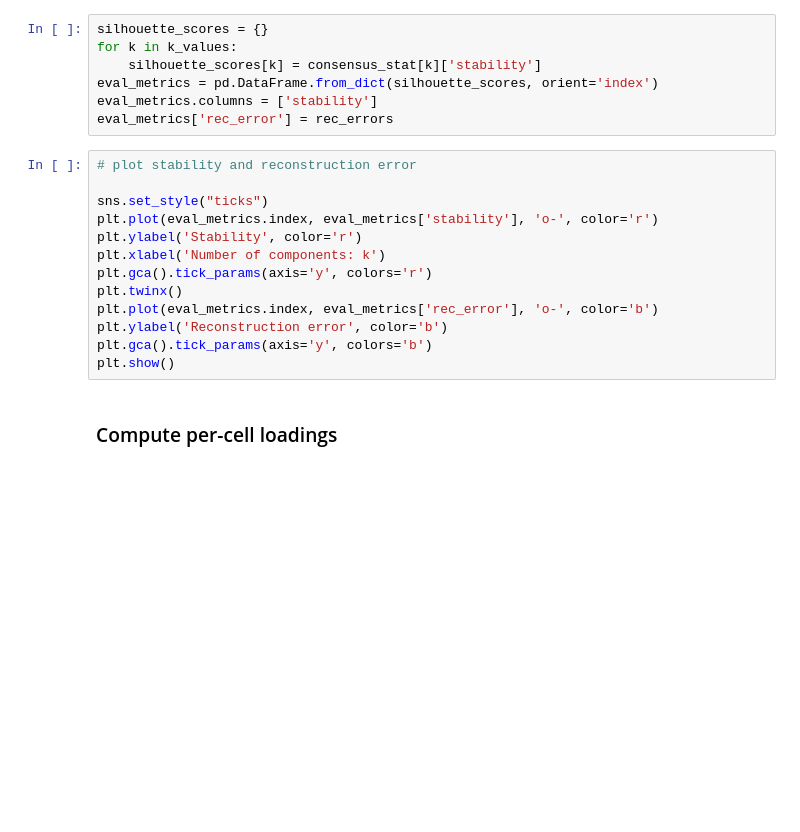
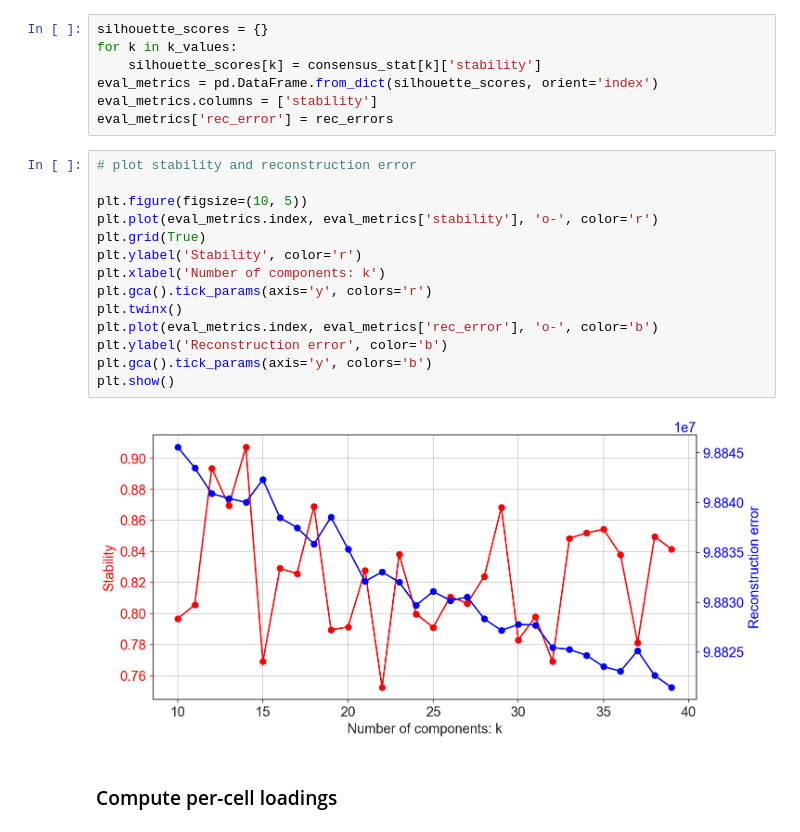
Before and after one commit to cellarium-ai/cellarium-ml, a Jupyter notebook: notebooks/cnmf_demo.ipynb, the cells around one changed output. Drawn from its saved outputs; the diff is of its cells as text; blank space fills up the shorter version.

```diff
--- a/notebooks/cnmf_demo.ipynb
+++ b/notebooks/cnmf_demo.ipynb
@@ -285,16 +376,19 @@ eval_metrics['rec_error'] = rec_errors
 # %%
 # plot stability and reconstruction error
 
-sns.set_style("ticks")
+plt.figure(figsize=(10, 5))
 plt.plot(eval_metrics.index, eval_metrics['stability'], 'o-', color='r')
+plt.grid(True)
 plt.ylabel('Stability', color='r')
 plt.xlabel('Number of components: k')
 plt.gca().tick_params(axis='y', colors='r')
 plt.twinx()
 plt.plot(eval_metrics.index, eval_metrics['rec_error'], 'o-', color='b')
 plt.ylabel('Reconstruction error', color='b')
 plt.gca().tick_params(axis='y', colors='b')
 plt.show()
+# %% [output]
+[figure, added]
 # %% [markdown]
 ### Compute per-cell loadings
 # %% [markdown]
```
Also changed, not shown: parts of 17 cells of this notebook, 1 other file.
